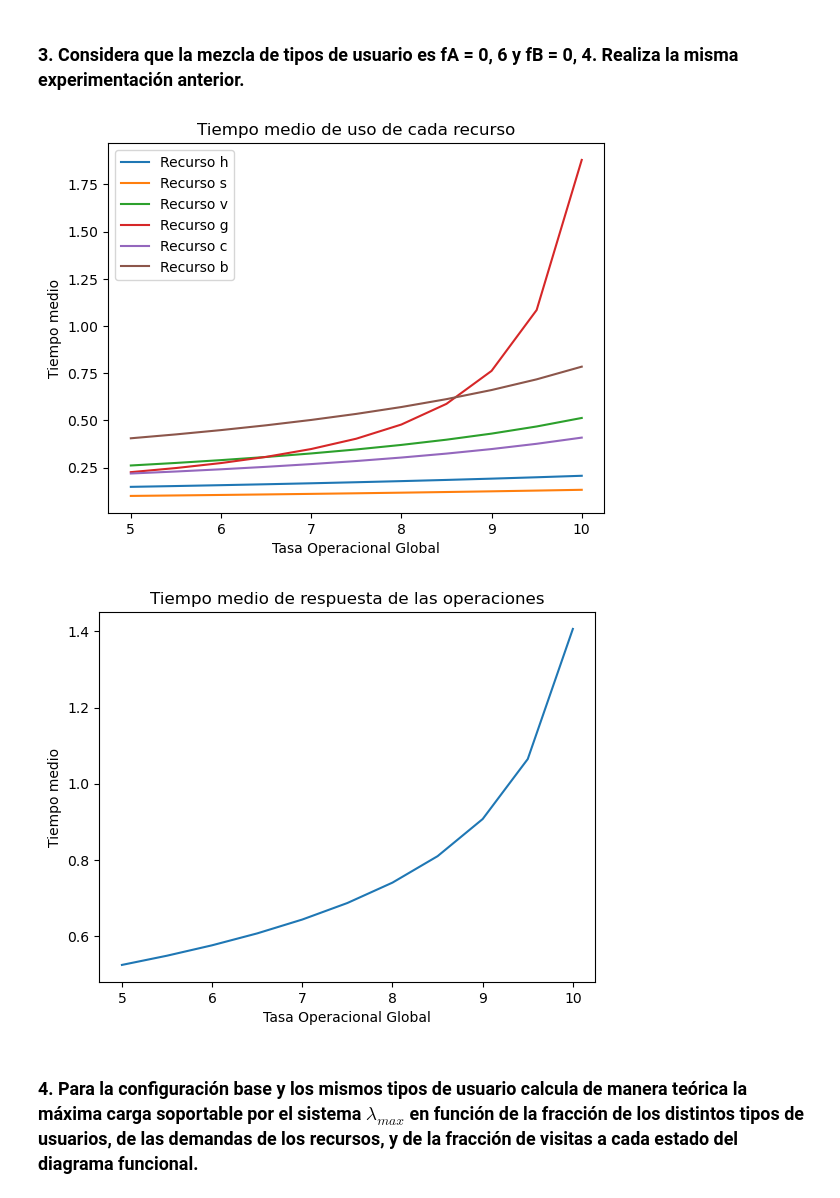
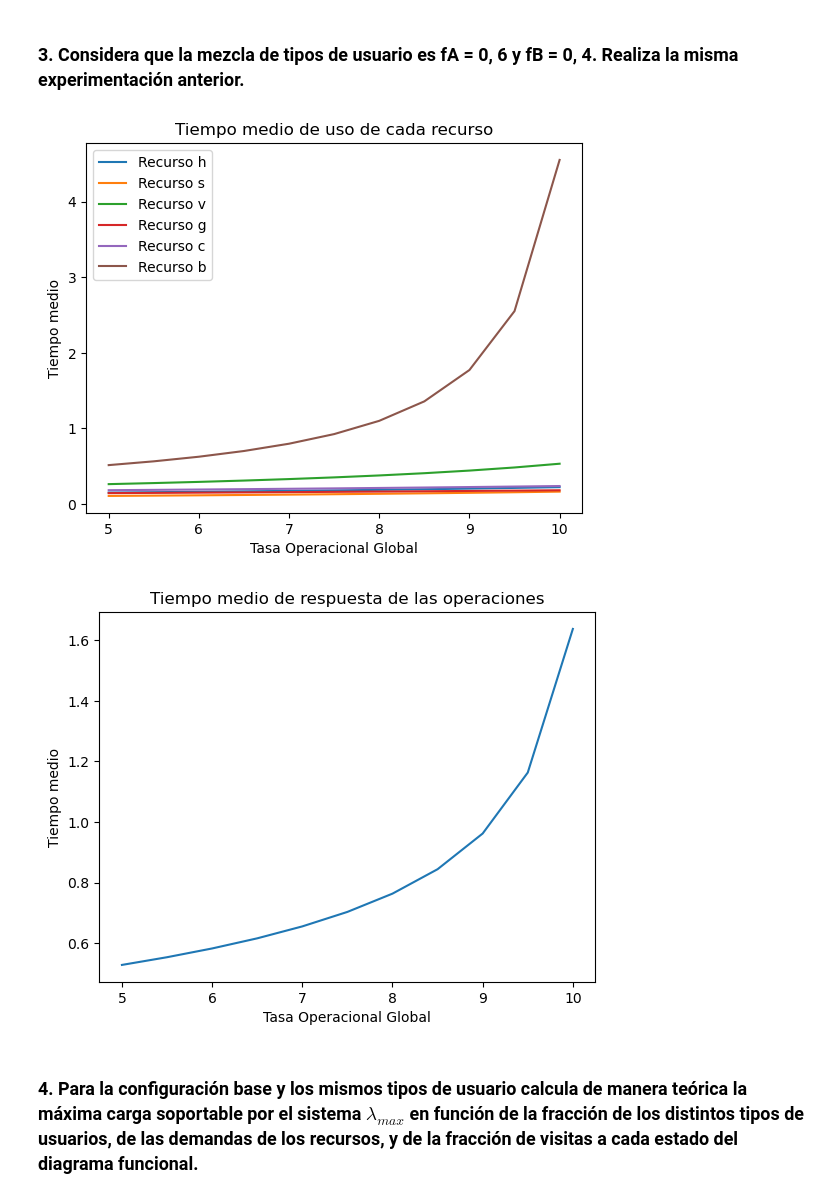
Before and after one commit to XMG2/Simulacion_Prestaciones_Web, a Jupyter notebook: simulacion_performance.ipynb, the cells around one changed output. Drawn from its saved outputs; the diff is of its cells as text; code cells hidden in the pictures.

```diff
--- a/simulacion_performance.ipynb
+++ b/simulacion_performance.ipynb
@@ -199,7 +187,7 @@ def calcular_tr_base_tasa_global(D, N, v_a, v_b, f_a, f_b):
         )
         u = [0] * len(tasas)  # utilizacion de cada recurso
         for i in range(len(N)):
-            u[i] = utils.calcular_utilizacion_recurso(tasas, D[:, i], N[i])
+            u[i] = utils.calcular_utilizacion_recurso(tasas, D[i, :], N[i])
         u_max = max(u)
         tasas_list.append(tasa_op_global)
 
@@ -239,7 +227,7 @@ def calcular_t_base_tasa_global(D, N, v_a, v_b, f_a, f_b):
         )
         u = [0] * len(tasas)  # utilizacion de cada recurso
         for i in range(len(N)):
-            u[i] = utils.calcular_utilizacion_recurso(tasas, D[:, i], N[i])
+            u[i] = utils.calcular_utilizacion_recurso(tasas, D[i, :], N[i])
         u_max = max(u)
         tasas_list.append(tasa_op_global)
 
@@ -287,7 +275,7 @@ def calcular_tr_t_base_tasa_global(D, N, v_a, v_b, f_a, f_b):
         )
         u = [0] * len(tasas)  # utilizacion de cada recurso
         for i in range(len(N)):
-            u[i] = utils.calcular_utilizacion_recurso(tasas, D[:, i], N[i])
+            u[i] = utils.calcular_utilizacion_recurso(tasas, D[i, :], N[i])
         u_max = max(u)
         tasas_list.append(tasa_op_global)
         u_list.append(u)
@@ -301,35 +289,35 @@ def calcular_tr_t_base_tasa_global(D, N, v_a, v_b, f_a, f_b):
                 tasas, tasa_op_global, t_r
             )
         )
     return tasas_list, T_r, tiempo_medio_res
 
 
 tasas_list, T_r, tiempo_medio_res = calcular_tr_t_base_tasa_global(
     D, N, v_a, v_b, f_a, f_b
 )
 
 # Tiempo de respuesta para cada operacion (Tr)
 # Array con los nombres recursos: e, h, s, v, g, c, b, x (x es el estado de salida, e es el estado de entrada)
 R = ["h", "s", "v", "g", "c", "b"]
 for i in range(len(R)):
     plt.plot(tasas_list, [T_r[j][i] for j in range(len(T_r))], label=f"Recurso {R[i]}")
 
 
 plt.title("Tiempo medio de uso de cada recurso")
 plt.xlabel("Tasa Operacional Global")
 plt.ylabel("Tiempo medio")
 plt.legend()
 plt.show()
 
 # T
 plt.plot(tasas_list, tiempo_medio_res)
 plt.title("Tiempo medio de respuesta de las operaciones")
 plt.xlabel("Tasa Operacional Global")
 plt.ylabel("Tiempo medio")
 plt.show()
 # %% [output]
-[figure, old version]
+[figure, new version]
-[figure, old version]
+[figure, new version]
 # %% [markdown]
 ### 4. Para la configuración base y los mismos tipos de usuario calcula de manera teórica la máxima carga soportable por el sistema $λ_{max}$ en función de la fracción de los distintos tipos de usuarios, de las demandas de los recursos, y de la fracción de visitas a cada estado del diagrama funcional.
 # %% [markdown]
```
Also changed, not shown: parts of 11 cells of this notebook, 3 other files.
